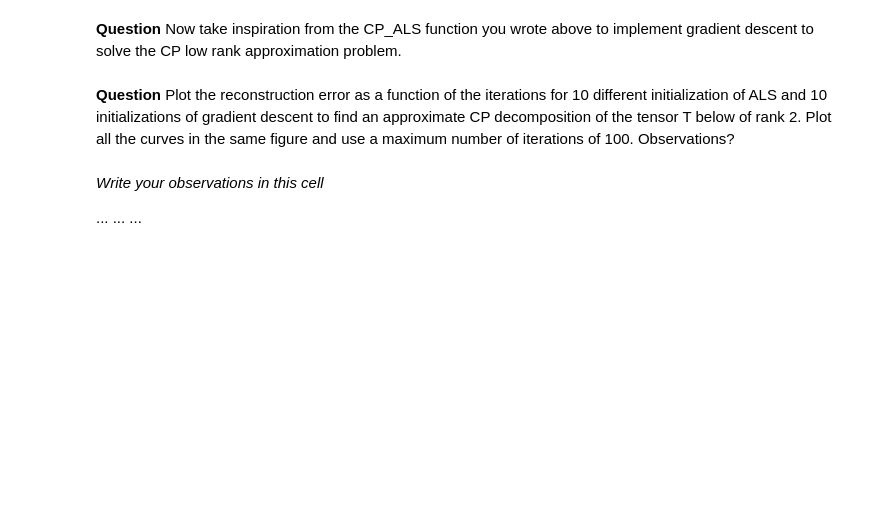
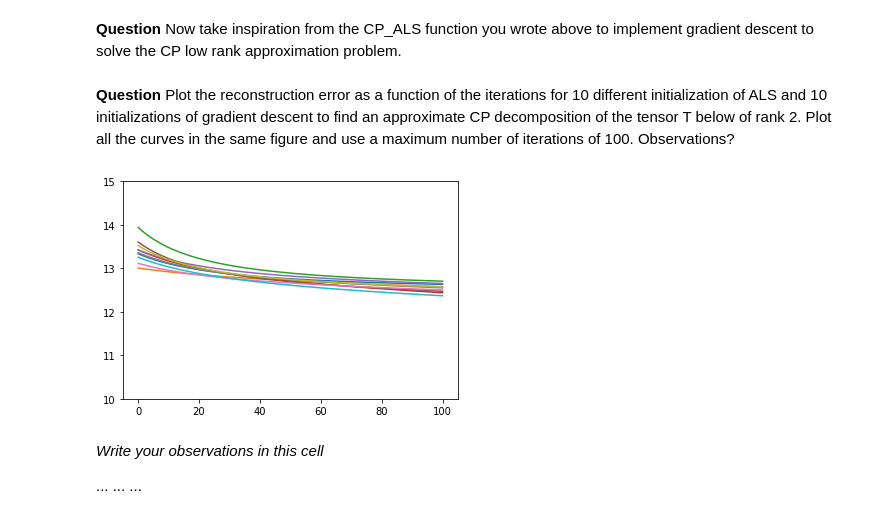
Before and after one commit to traoremp/IFT6760, a Jupyter notebook: IFT 6760A - Homework 1 (practical part).ipynb, the cells around one changed output. Drawn from its saved outputs; the diff is of its cells as text; code cells hidden in the pictures; blank space fills up the shorter version.

```diff
--- a/IFT 6760A - Homework 1 (practical part).ipynb
+++ b/IFT 6760A - Homework 1 (practical part).ipynb
@@ -231,21 +227,28 @@ To use the future default and silence this warning we advise to pass `rcond=None
 # %% [markdown]
 **Question** Now take inspiration from the CP_ALS function you wrote above to implement gradient descent to solve the CP low rank approximation problem.
 # %%
-def CP_GD(T, rank, epsilon=1e-5,max_iters=100,lr=1e-2,verbose=True,errors_at_iterations=[]):
+def CP_GD(T, rank, epsilon=1e-5,max_iters=100,lr=1e-3,verbose=True,errors_at_iterations=[]):
     # Initialize A, B and C
     # YOUR CODE HERE
+    A = np.random.rand(T.shape[0],rank)
+    B = np.random.rand(T.shape[1],rank)
+    C = np.random.rand(T.shape[2],rank)
 
-
-    T_approx_old = # YOUR CODE HERE #
+    T_approx_old = cp_to_tensor(A,B,C)# YOUR CODE HERE #
     it = 1
     while True: # repeat until convergence
         # compute gradients wrt A B and C and do a gradient step
         # YOUR CODE HERE
+        grad_A = ((A@khatri_rao(C,B).T) - tl.unfold(T,0)) @ khatri_rao(C,B)
+        grad_B = ((B@khatri_rao(C,A).T) - tl.unfold(T,1)) @ khatri_rao(C,A)
+        grad_C = ((C@khatri_rao(B,A).T) - tl.unfold(T,2)) @ khatri_rao(B,A)
 
-
+        A = A - lr * grad_A
+        B = B - lr * grad_B
+        C = C - lr * grad_C
         # check for convergence:
-        T_approx_new = # YOUR CODE HERE #
-        reconstruction_error =  # YOUR CODE HERE #
+        T_approx_new = cp_to_tensor(A,B,C) # YOUR CODE HERE #
+        reconstruction_error =  tl.norm(T_approx_new-T)# YOUR CODE HERE #
         errors_at_iterations.append(reconstruction_error)
 
 
@@ -267,3 +264,22 @@ T = tl.tensor(np.random.normal(0,1,[5,10,3]))
+# %%
+
+
+T = tl.tensor(np.random.normal(0,1,[5,10,3]))
+
+### YOUR CODE HERE
+
+#fig=plt.figure(figsize=(18, 16), dpi= 80, facecolor='w', edgecolor='k')
+errors = []
+all_errors = []
+results = []
+plt.ylim(10, 15)
+for i in range(10):
+    results.append(CP_GD(T, 2,verbose=False,errors_at_iterations=errors))
+    plt.plot(range(len(errors)),errors)
+    errors = []
+plt.show()
+# %% [output]
+[figure, added]
 # %% [markdown]
 *Write your observations in this cell*
 
```
Also changed, not shown: parts of 2 cells of this notebook.
